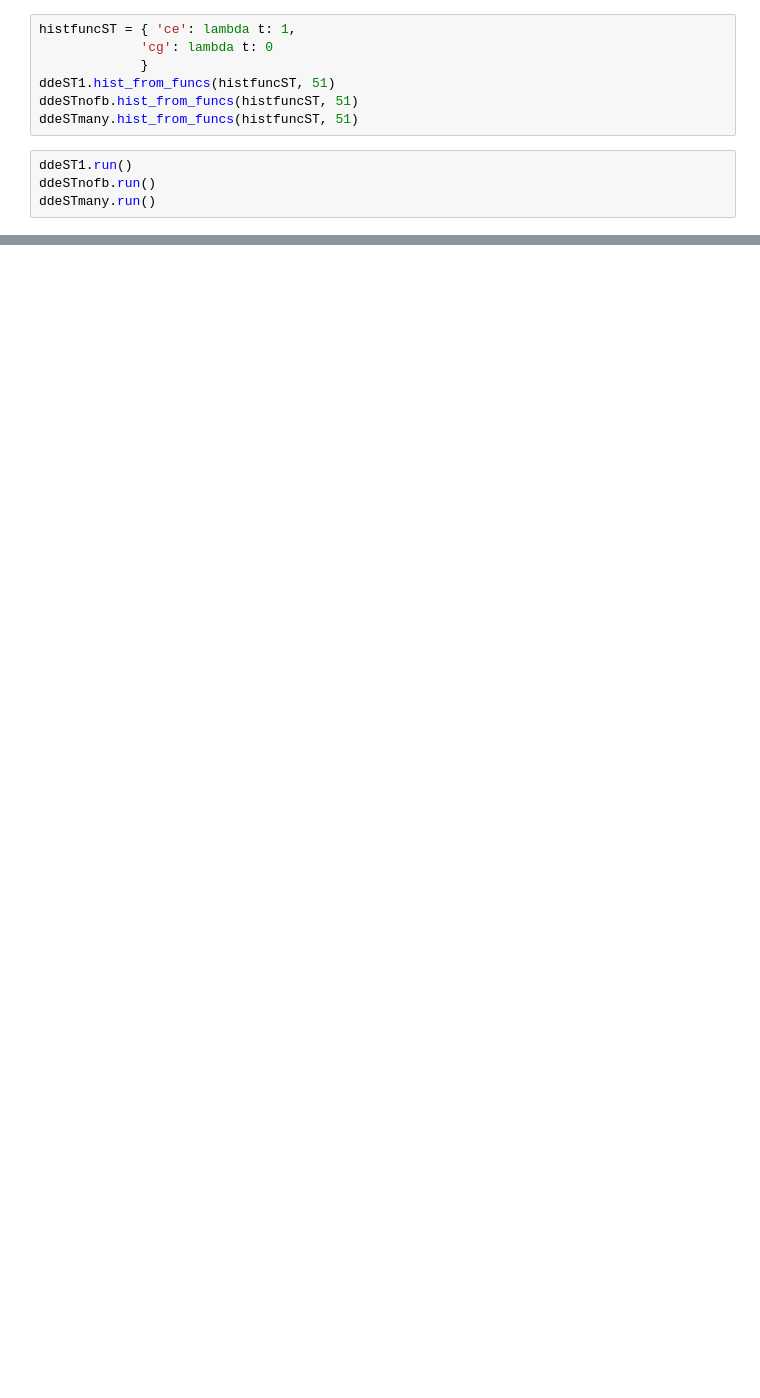
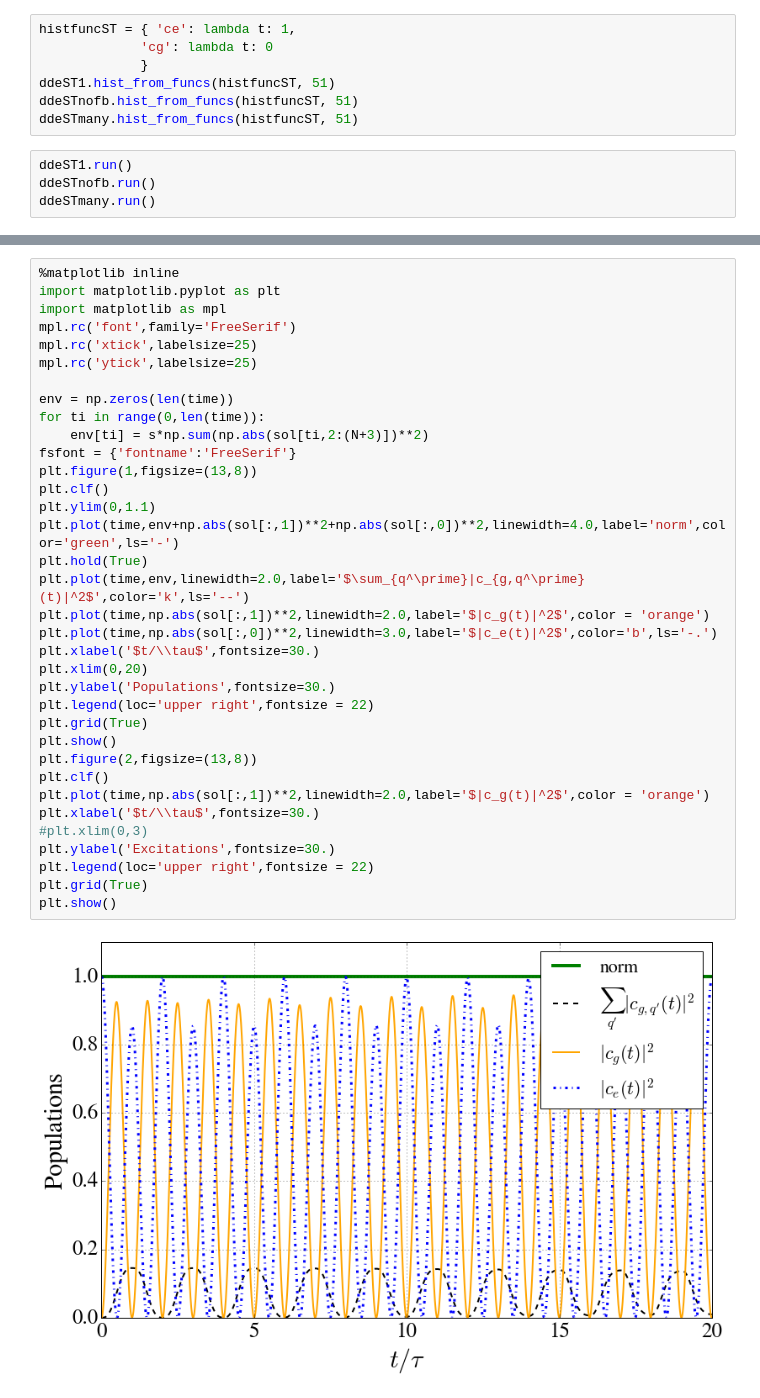
Before and after one commit to nemetniki/with-Andreas, a Jupyter notebook: CQED_standingwave.ipynb, the cells around one changed output, grey strips where cells are left out. Saved outputs shown, nothing was run; the diff lists cells and outputs as text; blank space fills up the shorter version.

Commit message:
Coupled-cavity model added, scalars consistent, norm checked

```diff
--- a/CQED_standingwave.ipynb
+++ b/CQED_standingwave.ipynb
@@ -160,0 +231,37 @@ plt.show()
+# %%
+%matplotlib inline
+import matplotlib.pyplot as plt
+import matplotlib as mpl
+mpl.rc('font',family='FreeSerif')
+mpl.rc('xtick',labelsize=25)
+mpl.rc('ytick',labelsize=25)
+
+env = np.zeros(len(time))
+for ti in range(0,len(time)):
+    env[ti] = s*np.sum(np.abs(sol[ti,2:(N+3)])**2)
+fsfont = {'fontname':'FreeSerif'}
+plt.figure(1,figsize=(13,8))
+plt.clf()
+plt.ylim(0,1.1)
+plt.plot(time,env+np.abs(sol[:,1])**2+np.abs(sol[:,0])**2,linewidth=4.0,label='norm',color='green',ls='-')
+plt.hold(True)
+plt.plot(time,env,linewidth=2.0,label='$\sum_{q^\prime}|c_{g,q^\prime}(t)|^2$',color='k',ls='--')
+plt.plot(time,np.abs(sol[:,1])**2,linewidth=2.0,label='$|c_g(t)|^2$',color = 'orange')
+plt.plot(time,np.abs(sol[:,0])**2,linewidth=3.0,label='$|c_e(t)|^2$',color='b',ls='-.')
+plt.xlabel('$t/\\tau$',fontsize=30.)
+plt.xlim(0,20)
+plt.ylabel('Populations',fontsize=30.)
+plt.legend(loc='upper right',fontsize = 22)
+plt.grid(True)
+plt.show()
+plt.figure(2,figsize=(13,8))
+plt.clf()
+plt.plot(time,np.abs(sol[:,1])**2,linewidth=2.0,label='$|c_g(t)|^2$',color = 'orange')
+plt.xlabel('$t/\\tau$',fontsize=30.)
+#plt.xlim(0,3)
+plt.ylabel('Excitations',fontsize=30.)
+plt.legend(loc='upper right',fontsize = 22)
+plt.grid(True)
+plt.show()
+# %% [output]
+[figure, added]
```
Also changed, not shown: parts of 11 cells of this notebook, 1 other file.
